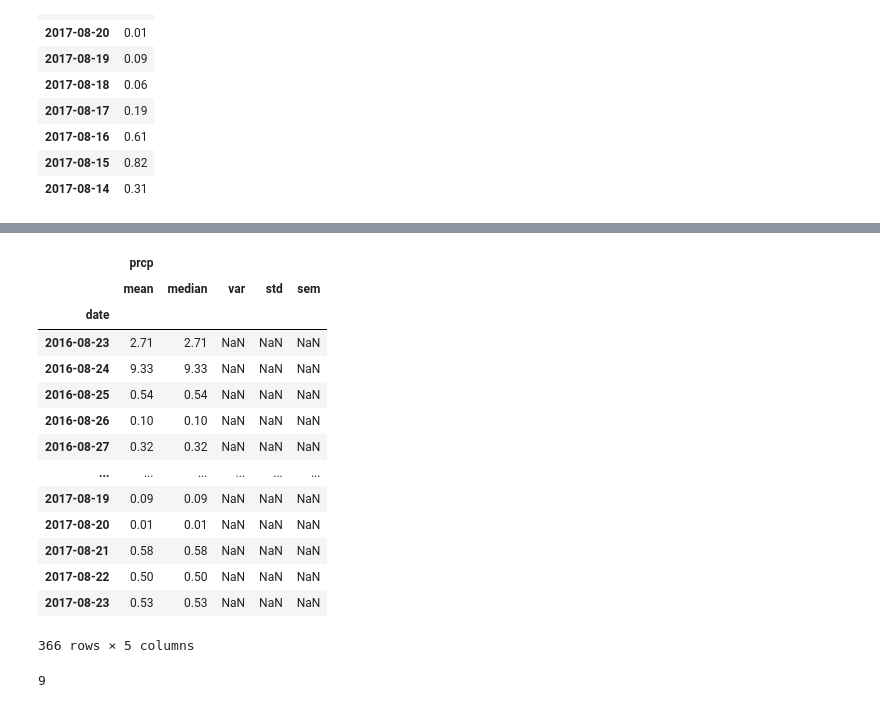
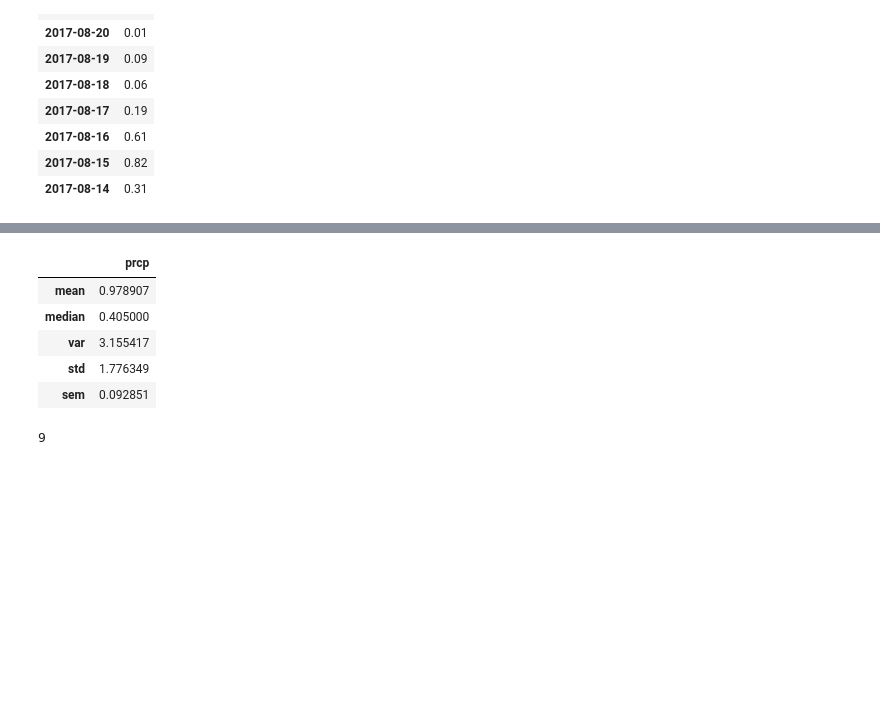
Before and after one commit to patrickfspring/Climate-Study-with-SQLAlchemy-and-Flask-API, a Jupyter notebook: Analysis/climate_starter.ipynb, the cells around one changed output, grey strips where cells are left out. Saved outputs shown, nothing was run; the diff lists cells and outputs as text; code cells hidden in the pictures; blank space fills up the shorter version.

```diff
--- a/Analysis/climate_starter.ipynb
+++ b/Analysis/climate_starter.ipynb
@@ -78,12 +78,11 @@ first_row.__dict__
 #     order_by((Measurement.date).desc()).all()
 # '2017-08-23'
 # %%
-results = session.query(func.sum(Measurement.prcp), Measurement.date).\
+results = session.query(func.round(func.sum(Measurement.prcp),2), Measurement.date).\
     filter(Measurement.date > '2016-08-22').\
     group_by(Measurement.date).\
     order_by((Measurement.date).desc()).all()
-
-#   group_by(Measurement.date).\
+#results
 # %%
 prcp_date_df = pd.DataFrame(results, columns=['prcp','date'])
 prcp_date_df.set_index('date', inplace=True, )
@@ -113,22 +115,14 @@ plt.show()
 # %%
 # Use Pandas to calcualte the summary statistics for the precipitation data
-prcp_date_df.groupby("date").agg({"prcp": ["mean", "median", "var", "std", "sem"]})
+#prcp_date_df.groupby("date").agg({"prcp": ["mean", "median", "var", "std", "sem"]})
+prcp_date_df.agg({"prcp": ["mean", "median", "var", "std", "sem"]})
 # %% [output]
-|  | prcp |  |  |  |  |
-|  | mean | median | var | std | sem |
-| date |  |  |  |  |  |
-| 2016-08-23 | 2.71 | 2.71 | NaN | NaN | NaN |
-| 2016-08-24 | 9.33 | 9.33 | NaN | NaN | NaN |
-| 2016-08-25 | 0.54 | 0.54 | NaN | NaN | NaN |
-| 2016-08-26 | 0.10 | 0.10 | NaN | NaN | NaN |
-| 2016-08-27 | 0.32 | 0.32 | NaN | NaN | NaN |
-| ... | ... | ... | ... | ... | ... |
-| 2017-08-19 | 0.09 | 0.09 | NaN | NaN | NaN |
-| 2017-08-20 | 0.01 | 0.01 | NaN | NaN | NaN |
-| 2017-08-21 | 0.58 | 0.58 | NaN | NaN | NaN |
-| 2017-08-22 | 0.50 | 0.50 | NaN | NaN | NaN |
-| 2017-08-23 | 0.53 | 0.53 | NaN | NaN | NaN |
+|  | prcp |
+| mean | 0.978907 |
+| median | 0.405000 |
+| var | 3.155417 |
+| std | 1.776349 |
+| sem | 0.092851 |
-366 rows × 5 columns
 # %%
 # Design a query to show how many stations are available in this dataset?
 results = session.query(Station.station).\
```
Also changed, not shown: parts of 3 cells of this notebook.
